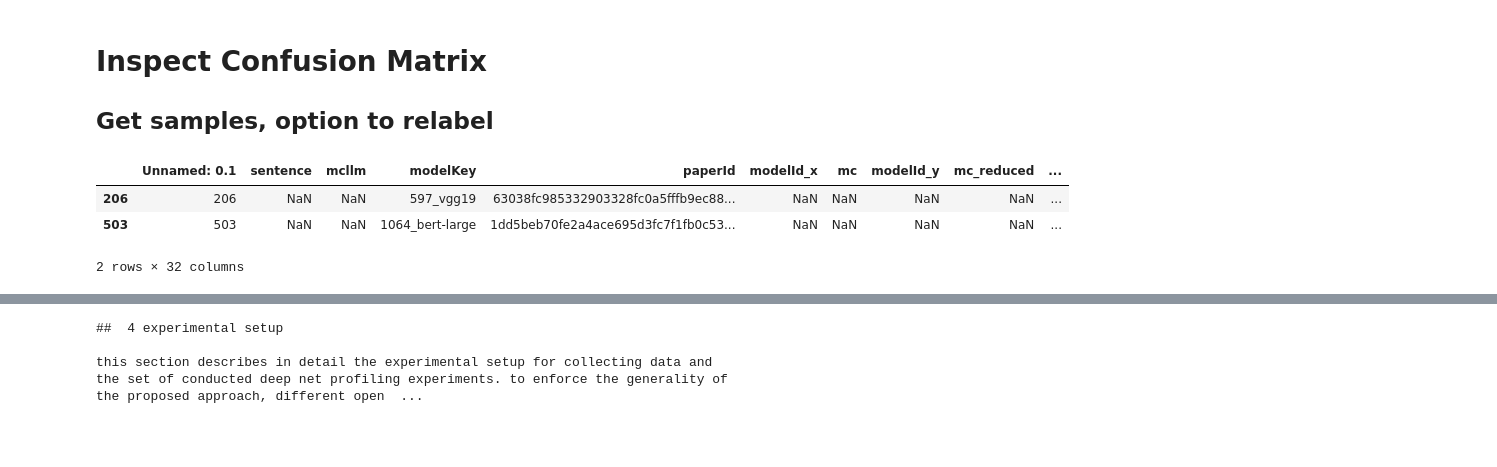
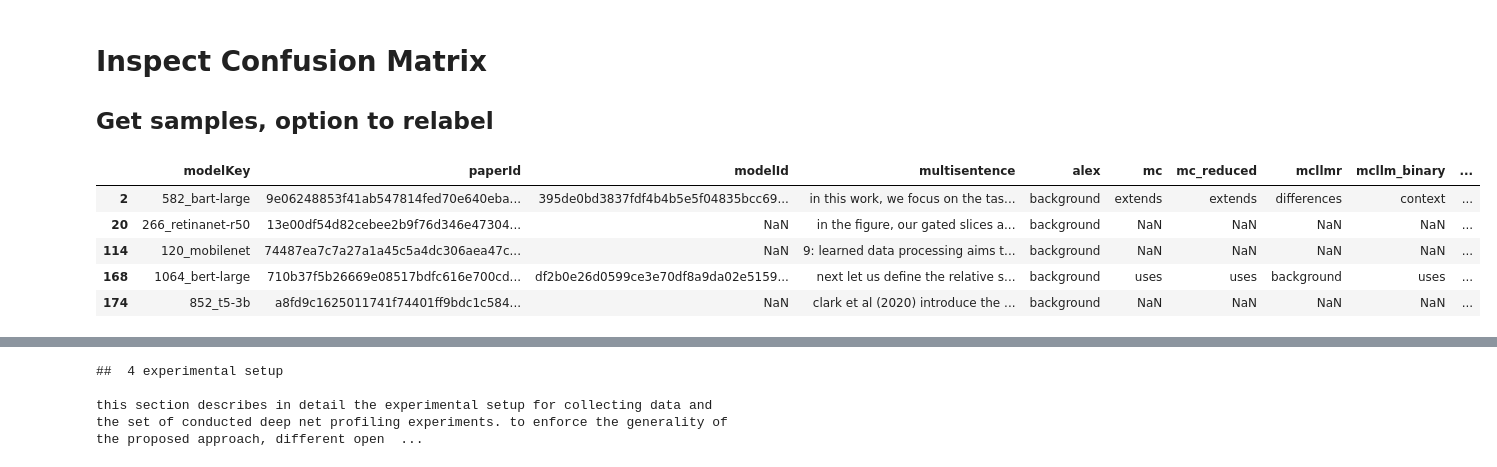
Before and after one commit to atrisovic/paper_analysis_toolkit, a Jupyter notebook: notebooks/matrix_improvements/confusion_matrix_chatgpt.ipynb, the cells around one changed output, grey strips where cells are left out. Drawn from its saved outputs; the diff is of its cells as text; code cells hidden in the pictures; blank space fills up the shorter version.

```diff
--- a/notebooks/matrix_improvements/confusion_matrix_chatgpt.ipynb
+++ b/notebooks/matrix_improvements/confusion_matrix_chatgpt.ipynb
@@ -33,11 +35,14 @@ seed = 42 #np.random.randint(0, 100)
 # %% [markdown]
 # Load existing results
 # %%
-lazy_copy = 'uniform_base_sample_ollama_prompt_2024-07-23 21/53/00'
 
 other_path = f'~/Desktop/2. FutureTech/uniform_sample/results/{lazy_copy.replace('/',':')}.csv'
 
 df = pd.read_csv(other_path)
+df = df.sort_values(by = 'multisentence').reset_index(drop = True)
+
+df = df.sample(frac=1, random_state = seed)
+
 
 print(len(df))
 df.head()
@@ -108,5 +112,5 @@ for idx, row in df.iterrows():
         print(row['gpt-vector'])
         print("\n")
 # %%
-y_label, x_label = 'alex2', 'learned_classification'
+y_label, x_label = 'alex', 'learned_classification'
 # %%
@@ -162,14 +171,16 @@ Exception:
 # %%
 def get_examples(y_value, x_value):
     mask = (df[y_label].apply(mapping) == y_value) & (df[x_label].apply(mapping) == x_value)
     return df[mask]
 
 idx = -1
-samples = get_examples(y_value='extends', x_value = 'uses')
+samples = get_examples(y_value='context', x_value = 'uses')
 samples.head()
 # %% [output]
-|  | Unnamed: 0.1 | sentence | mcllm | modelKey | paperId | modelId_x | mc | modelId_y | mc_reduced | ... |
-| 206 | 206 | NaN | NaN | 597_vgg19 | 63038fc985332903328fc0a5fffb9ec88... | NaN | NaN | NaN | NaN | ... |
-| 503 | 503 | NaN | NaN | 1064_bert-large | 1dd5beb70fe2a4ace695d3fc7f1fb0c53... | NaN | NaN | NaN | NaN | ... |
+|  | modelKey | paperId | modelId | multisentence | alex | mc | mc_reduced | mcllmr | mcllm_binary | ... |
+| 2 | 582_bart-large | 9e06248853f41ab547814fed70e640eba... | 395de0bd3837fdf4b4b5e5f04835bcc69... | in this work, we focus on the tas... | background | extends | extends | differences | context | ... |
+| 20 | 266_retinanet-r50 | 13e00df54d82cebee2b9f76d346e47304... | NaN | in the figure, our gated slices a... | background | NaN | NaN | NaN | NaN | ... |
+| 114 | 120_mobilenet | 74487ea7c7a27a1a45c5a4dc306aea47c... | NaN | 9: learned data processing aims t... | background | NaN | NaN | NaN | NaN | ... |
+| 168 | 1064_bert-large | 710b37f5b26669e08517bdfc616e700cd... | df2b0e26d0599ce3e70df8a9da02e5159... | next let us define the relative s... | background | uses | uses | background | uses | ... |
+| 174 | 852_t5-3b | a8fd9c1625011741f74401ff9bdc1c584... | NaN | clark et al (2020) introduce the ... | background | NaN | NaN | NaN | NaN | ... |
-2 rows × 32 columns
 # %%
```
Also changed, not shown: parts of 5 cells of this notebook, 3 other files.
